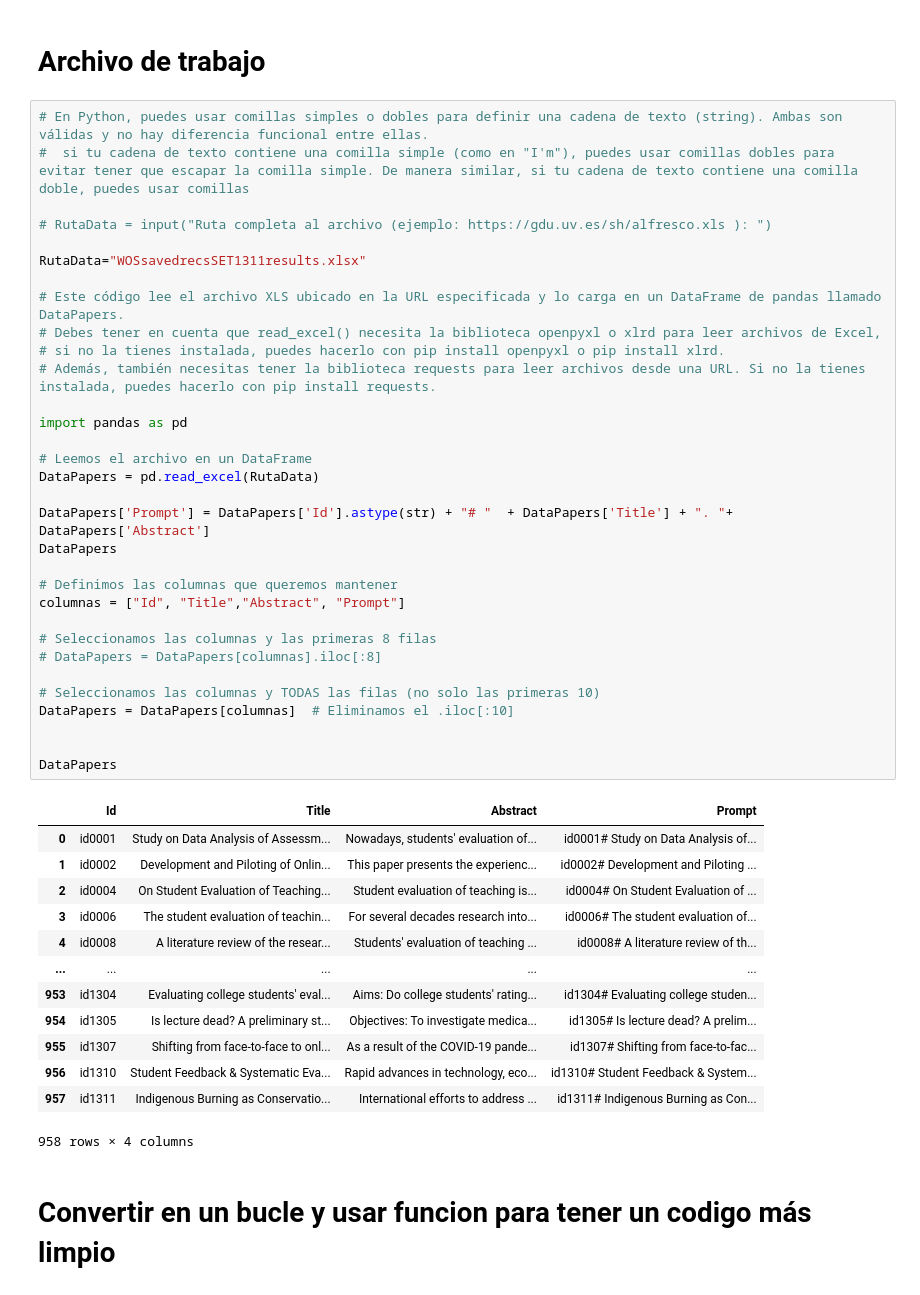
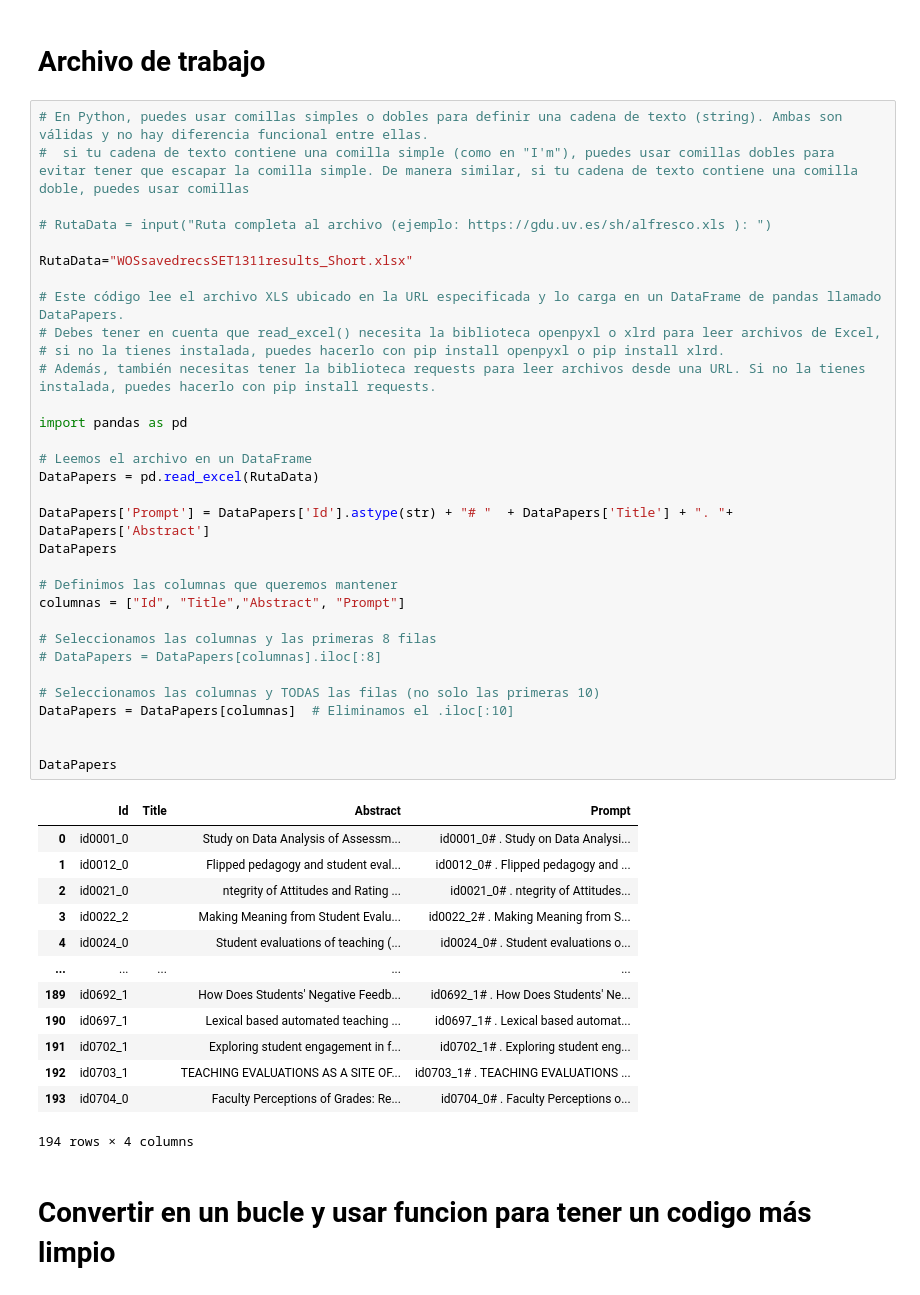
Before and after one commit to jamg-upv/genAI4ResearchTeaching, a Jupyter notebook: asepuc25/chatgptAPI_PROMPT_UBschoolMay25.ipynb, the cells around one changed output. Cells and saved outputs as stored; diff of their text form.

```diff
--- a/asepuc25/chatgptAPI_PROMPT_UBschoolMay25.ipynb
+++ b/asepuc25/chatgptAPI_PROMPT_UBschoolMay25.ipynb
@@ -20,46 +20,46 @@ Manualmente copiando y pegando el input y los resultados (de 20 en 20) me funcio
 
 # RutaData = input("Ruta completa al archivo (ejemplo: https://gdu.uv.es/sh/alfresco.xls ): ")
 
-RutaData="WOSsavedrecsSET1311results.xlsx"
+RutaData="WOSsavedrecsSET1311results_Short.xlsx"
 
 # Este código lee el archivo XLS ubicado en la URL especificada y lo carga en un DataFrame de pandas llamado DataPapers.
 # Debes tener en cuenta que read_excel() necesita la biblioteca openpyxl o xlrd para leer archivos de Excel,
 # si no la tienes instalada, puedes hacerlo con pip install openpyxl o pip install xlrd.
 # Además, también necesitas tener la biblioteca requests para leer archivos desde una URL. Si no la tienes instalada, puedes hacerlo con pip install requests.
 
 import pandas as pd
 
 # Leemos el archivo en un DataFrame
 DataPapers = pd.read_excel(RutaData)
 
 DataPapers['Prompt'] = DataPapers['Id'].astype(str) + "# "  + DataPapers['Title'] + ". "+ DataPapers['Abstract']
 DataPapers
 
 # Definimos las columnas que queremos mantener
 columnas = ["Id", "Title","Abstract", "Prompt"]
 
 # Seleccionamos las columnas y las primeras 8 filas
 # DataPapers = DataPapers[columnas].iloc[:8]
 
 # Seleccionamos las columnas y TODAS las filas (no solo las primeras 10)
 DataPapers = DataPapers[columnas]  # Eliminamos el .iloc[:10]
 
 
 DataPapers
 # %% [output]
 |  | Id | Title | Abstract | Prompt |
-| 0 | id0001 | Study on Data Analysis of Assessm... | Nowadays, students' evaluation of... | id0001# Study on Data Analysis of... |
-| 1 | id0002 | Development and Piloting of Onlin... | This paper presents the experienc... | id0002# Development and Piloting ... |
-| 2 | id0004 | On Student Evaluation of Teaching... | Student evaluation of teaching is... | id0004# On Student Evaluation of ... |
-| 3 | id0006 | The student evaluation of teachin... | For several decades research into... | id0006# The student evaluation of... |
-| 4 | id0008 | A literature review of the resear... | Students' evaluation of teaching ... | id0008# A literature review of th... |
+| 0 | id0001_0 |  | Study on Data Analysis of Assessm... | id0001_0# . Study on Data Analysi... |
+| 1 | id0012_0 |  | Flipped pedagogy and student eval... | id0012_0# . Flipped pedagogy and ... |
+| 2 | id0021_0 |  | ntegrity of Attitudes and Rating ... | id0021_0# . ntegrity of Attitudes... |
+| 3 | id0022_2 |  | Making Meaning from Student Evalu... | id0022_2# . Making Meaning from S... |
+| 4 | id0024_0 |  | Student evaluations of teaching (... | id0024_0# . Student evaluations o... |
 | ... | ... | ... | ... | ... |
-| 953 | id1304 | Evaluating college students' eval... | Aims: Do college students' rating... | id1304# Evaluating college studen... |
-| 954 | id1305 | Is lecture dead? A preliminary st... | Objectives: To investigate medica... | id1305# Is lecture dead? A prelim... |
-| 955 | id1307 | Shifting from face-to-face to onl... | As a result of the COVID-19 pande... | id1307# Shifting from face-to-fac... |
-| 956 | id1310 | Student Feedback & Systematic Eva... | Rapid advances in technology, eco... | id1310# Student Feedback & System... |
-| 957 | id1311 | Indigenous Burning as Conservatio... | International efforts to address ... | id1311# Indigenous Burning as Con... |
+| 189 | id0692_1 |  | How Does Students' Negative Feedb... | id0692_1# . How Does Students' Ne... |
+| 190 | id0697_1 |  | Lexical based automated teaching ... | id0697_1# . Lexical based automat... |
+| 191 | id0702_1 |  | Exploring student engagement in f... | id0702_1# . Exploring student eng... |
+| 192 | id0703_1 |  | TEACHING EVALUATIONS AS A SITE OF... | id0703_1# . TEACHING EVALUATIONS ... |
+| 193 | id0704_0 |  | Faculty Perceptions of Grades: Re... | id0704_0# . Faculty Perceptions o... |
-958 rows × 4 columns
+194 rows × 4 columns
 # %% [markdown]
 # Convertir en un bucle y usar funcion para tener un codigo más limpio
 # %%
```
Also changed, not shown: parts of 3 cells of this notebook.
